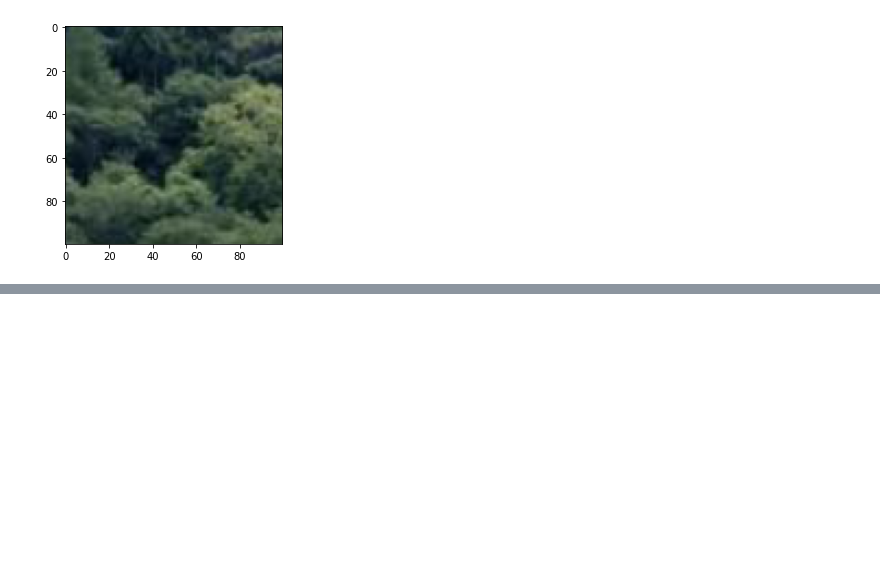
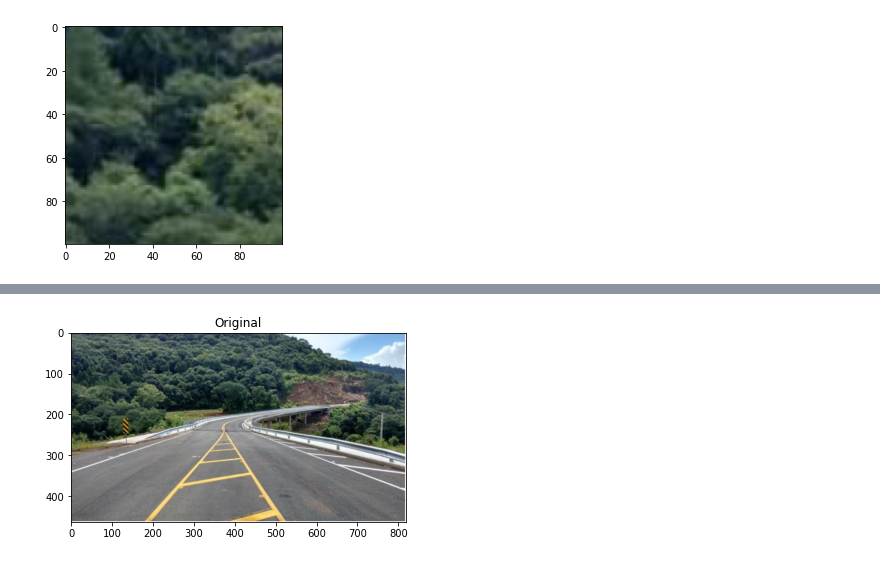
Before and after one commit to felypemaciel/atlantico-bootcamp, a Jupyter notebook: trailhead/visao_computacional/01_opencv.ipynb, the cells around one changed output, grey strips where cells are left out. Drawn from its saved outputs; the diff is of its cells as text; code cells hidden in the pictures; blank space fills up the shorter version.

```diff
--- a/trailhead/visao_computacional/01_opencv.ipynb
+++ b/trailhead/visao_computacional/01_opencv.ipynb
@@ -88,0 +98,13 @@ True
+# %%
+img = cv2.imread('img/ponte.png')
+plt.imshow(cv2.cvtColor(img, cv2.COLOR_BGR2RGB))
+plt.title('Original')
+largura = img.shape[1]
+altura = img.shape[0]
+proporcao = float(altura/largura)
+largura_nova = 320 # pixels
+altura_nova = int(largura_nova*proporcao)
+tamanho_novo = (largura_nova, altura_nova)
+img_redimensionada = cv2.resize(img, tamanho_novo, interpolation = cv2.INTER_AREA)
+# %% [output]
+[figure, added]
```
Also changed, not shown: parts of 9 cells of this notebook.
